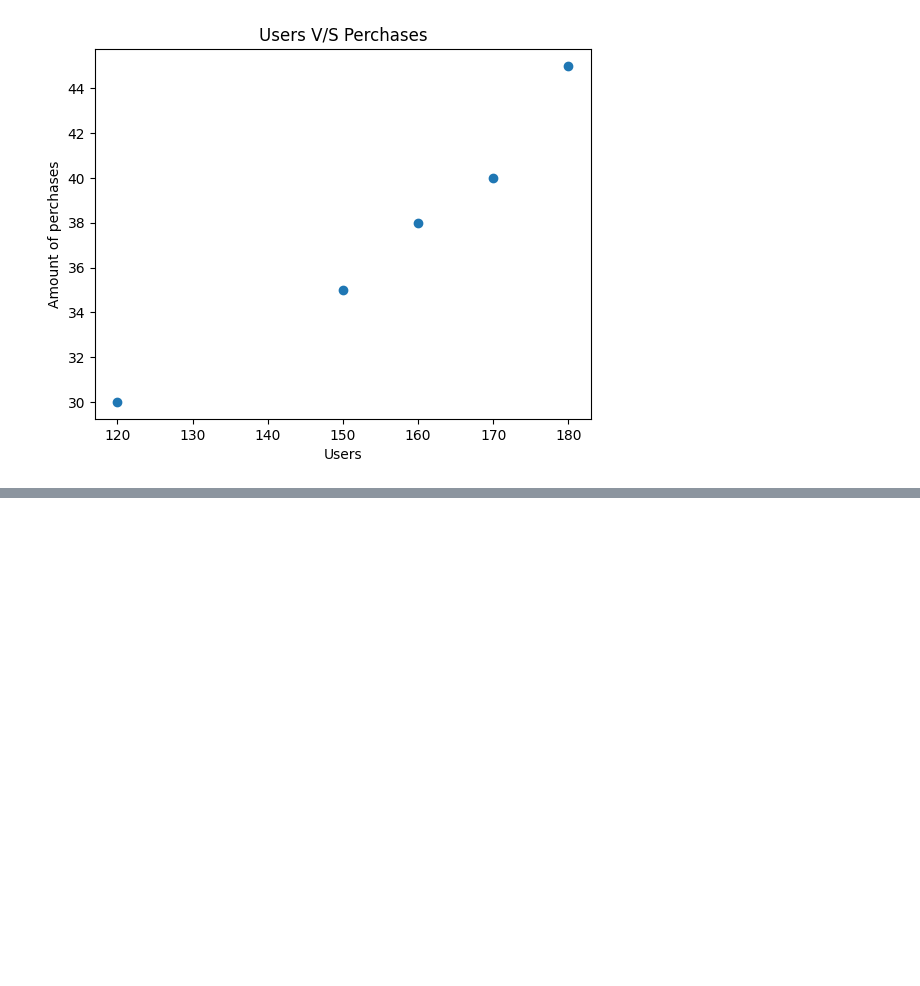
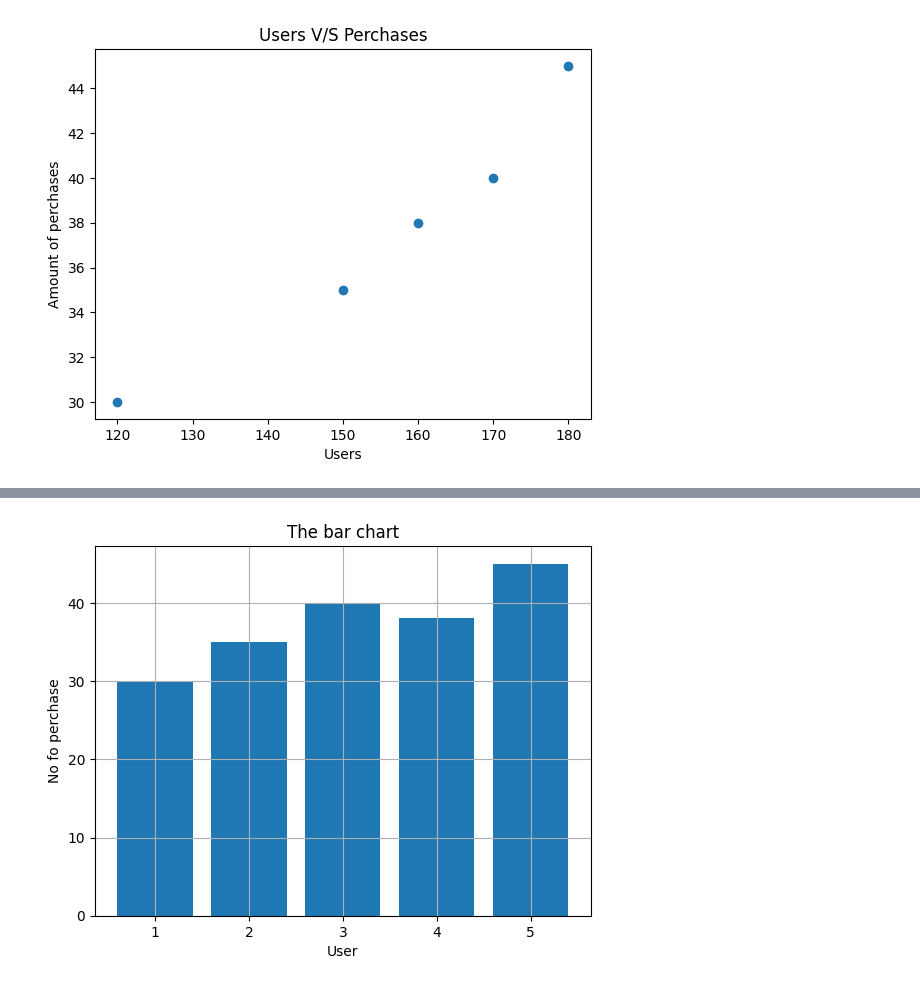
Before and after one commit to YS-Pundir/Python-Revision, a Jupyter notebook: Important-python-Libraries/matplot/revision.ipynb, the cells around one changed output, grey strips where cells are left out. Saved outputs shown, nothing was run; the diff lists cells and outputs as text; code cells hidden in the pictures; blank space fills up the shorter version.

```diff
--- a/Important-python-Libraries/matplot/revision.ipynb
+++ b/Important-python-Libraries/matplot/revision.ipynb
@@ -76,0 +91,8 @@ plt.grid(True)
+# %%
+plt.bar(df["Day"],df["Purchase"])
+plt.xlabel("User")
+plt.ylabel("No fo perchase")
+plt.title("The bar chart")
+plt.grid(True)
+# %% [output]
+[figure, added]
```
Also changed, not shown: parts of 2 cells of this notebook.
